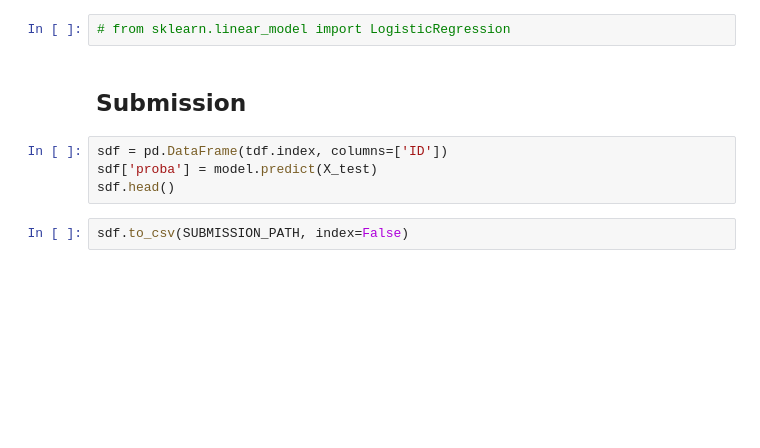
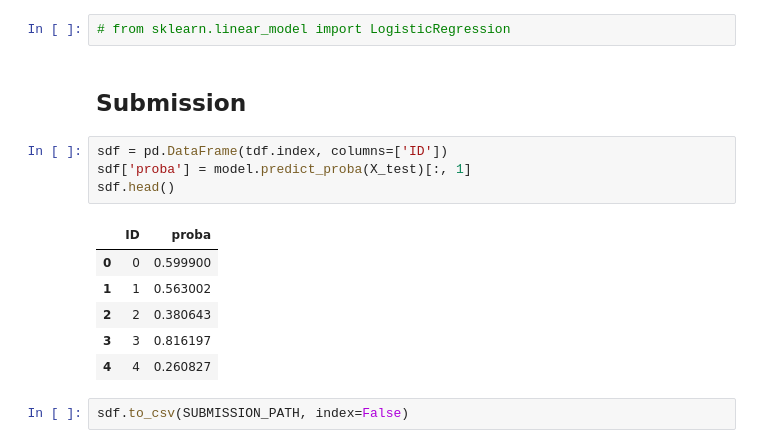
Before and after one commit to stasbel/AIHack2018, a Jupyter notebook: robomed.ipynb, the cells around one changed output. Drawn from its saved outputs; the diff is of its cells as text; blank space fills up the shorter version.

```diff
--- a/robomed.ipynb
+++ b/robomed.ipynb
@@ -559,8 +560,15 @@ ITERATION NUMBER 0
 ## Submission
 # %%
 sdf = pd.DataFrame(tdf.index, columns=['ID'])
-sdf['proba'] = model.predict(X_test)
+sdf['proba'] = model.predict_proba(X_test)[:, 1]
 sdf.head()
+# %% [output]
+|  | ID | proba |
+| 0 | 0 | 0.599900 |
+| 1 | 1 | 0.563002 |
+| 2 | 2 | 0.380643 |
+| 3 | 3 | 0.816197 |
+| 4 | 4 | 0.260827 |
 # %%
 sdf.to_csv(SUBMISSION_PATH, index=False)
 # %% [markdown]
```
Also changed, not shown: parts of 3 cells of this notebook, 4 other files.
